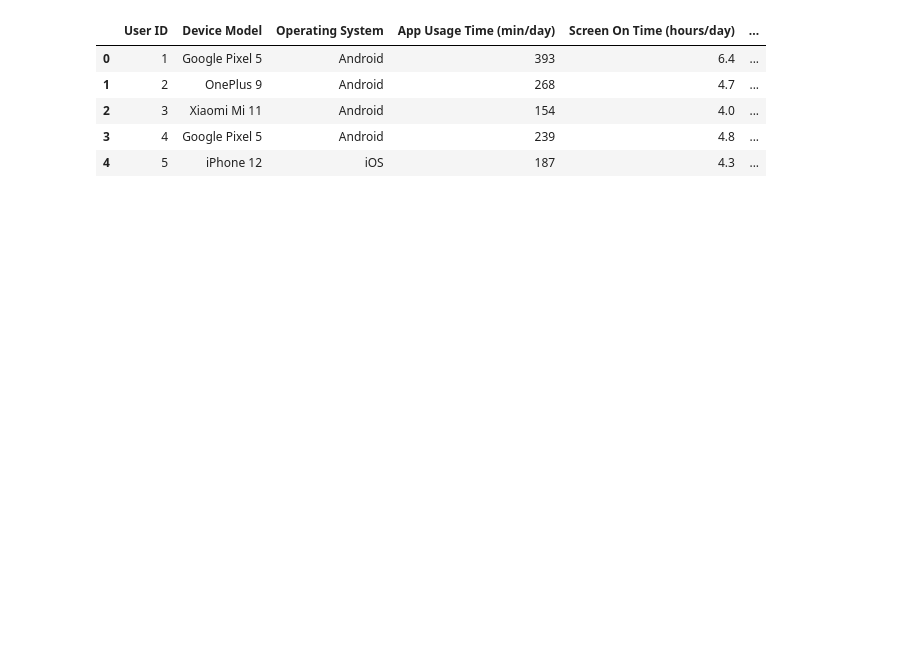
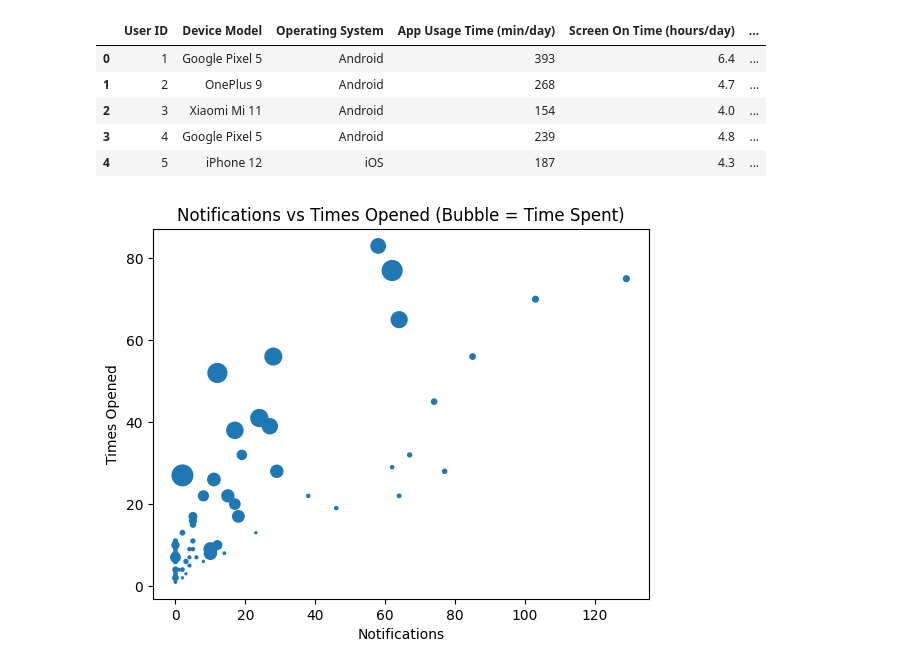
Before and after one commit to DefeatedWarrior/DataSci-Assignment-1, a Jupyter notebook: JupiterNotebook.ipynb, the cells around one changed output. Cells and saved outputs as stored; diff of their text form; code cells hidden in the pictures; blank space fills up the shorter version.

```diff
--- a/JupiterNotebook.ipynb
+++ b/JupiterNotebook.ipynb
@@ -44,3 +44,20 @@ userbehavior.head()
 | 2 | 3 | Xiaomi Mi 11 | Android | 154 | 4.0 | ... |
 | 3 | 4 | Google Pixel 5 | Android | 239 | 4.8 | ... |
 | 4 | 5 | iPhone 12 | iOS | 187 | 4.3 | ... |
+# %%
+plt.figure()
+
+plt.scatter(
+    myphone["Notifications"],
+    myphone["Times Opened"],
+    s=myphone["Day Duration (Minutes)"],  # bubble size
+
+)
+
+plt.xlabel("Notifications")
+plt.ylabel("Times Opened")
+plt.title("Notifications vs Times Opened (Bubble = Time Spent)")
+
+plt.show()
+# %% [output]
+[figure, added]
```
Also changed, not shown: parts of 5 cells of this notebook.
